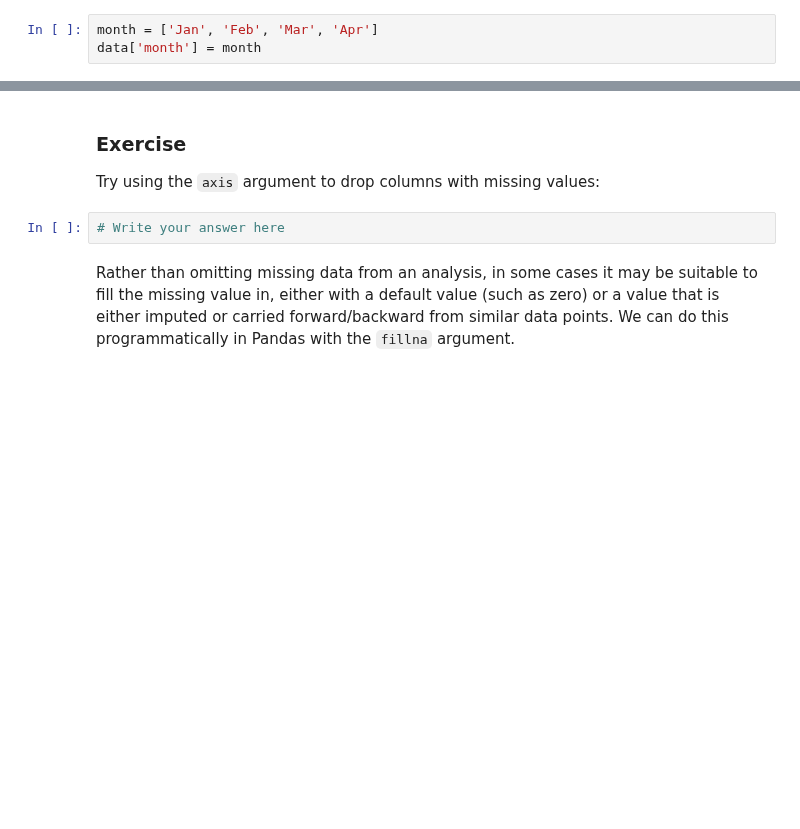
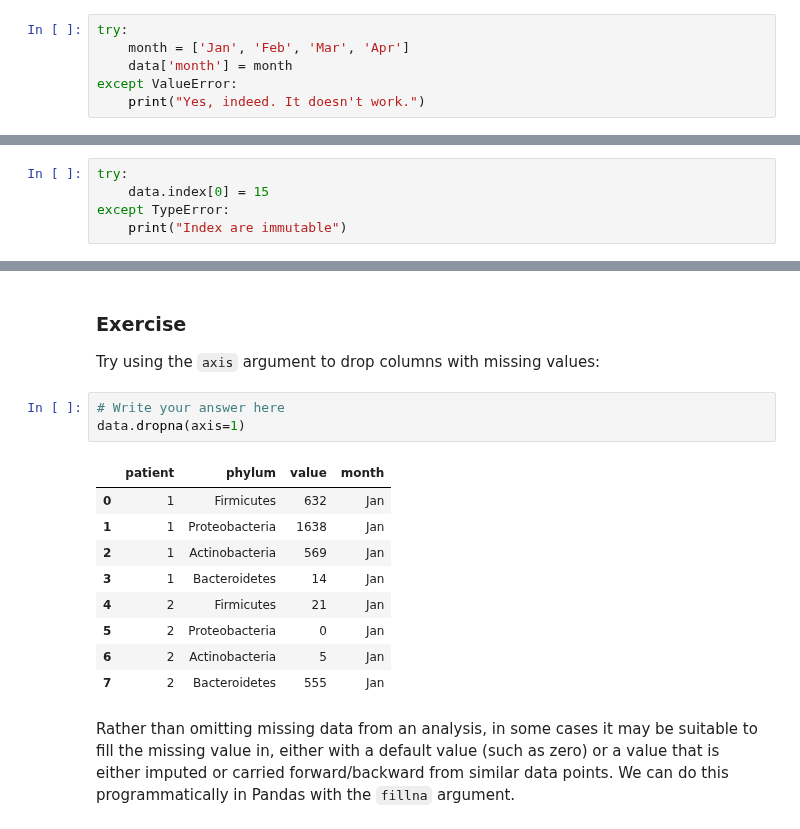
Before and after one commit to fdevillard/ada-homeworks, a Jupyter notebook: 01 - Pandas and Data Wrangling/Intro to Pandas.ipynb, the cells around one changed output, grey strips where cells are left out. Drawn from its saved outputs; the diff is of its cells as text; blank space fills up the shorter version.

```diff
--- a/01 - Pandas and Data Wrangling/Intro to Pandas.ipynb
+++ b/01 - Pandas and Data Wrangling/Intro to Pandas.ipynb
@@ -214,5 +477,8 @@ data
 # %% [markdown]
 Other Python data structures (ones without an index) need to be the same length as the `DataFrame`:
 # %%
-month = ['Jan', 'Feb', 'Mar', 'Apr']
-data['month'] = month
+try:
+    month = ['Jan', 'Feb', 'Mar', 'Apr']
+    data['month'] = month
+except ValueError:
+    print("Yes, indeed. It doesn't work.")
@@ -243,0 +545,5 @@ data.index[0] = 15
+# %%
+try:
+    data.index[0] = 15
+except TypeError:
+    print("Index are immutable")
@@ -672,6 +1847,17 @@ This is typically used in time series applications, where there are repeated mea
 Try using the `axis` argument to drop columns with missing values:
 # %%
 # Write your answer here
+data.dropna(axis=1)
+# %% [output]
+|  | patient | phylum | value | month |
+| 0 | 1 | Firmicutes | 632 | Jan |
+| 1 | 1 | Proteobacteria | 1638 | Jan |
+| 2 | 1 | Actinobacteria | 569 | Jan |
+| 3 | 1 | Bacteroidetes | 14 | Jan |
+| 4 | 2 | Firmicutes | 21 | Jan |
+| 5 | 2 | Proteobacteria | 0 | Jan |
+| 6 | 2 | Actinobacteria | 5 | Jan |
+| 7 | 2 | Bacteroidetes | 555 | Jan |
 # %% [markdown]
 Rather than omitting missing data from an analysis, in some cases it may be suitable to fill the missing value in, either with a default value (such as zero) or a value that is either imputed or carried forward/backward from similar data points. We can do this programmatically in Pandas with the `fillna` argument.
 # %%
```
Also changed, not shown: parts of 160 cells of this notebook, 2 other files.
